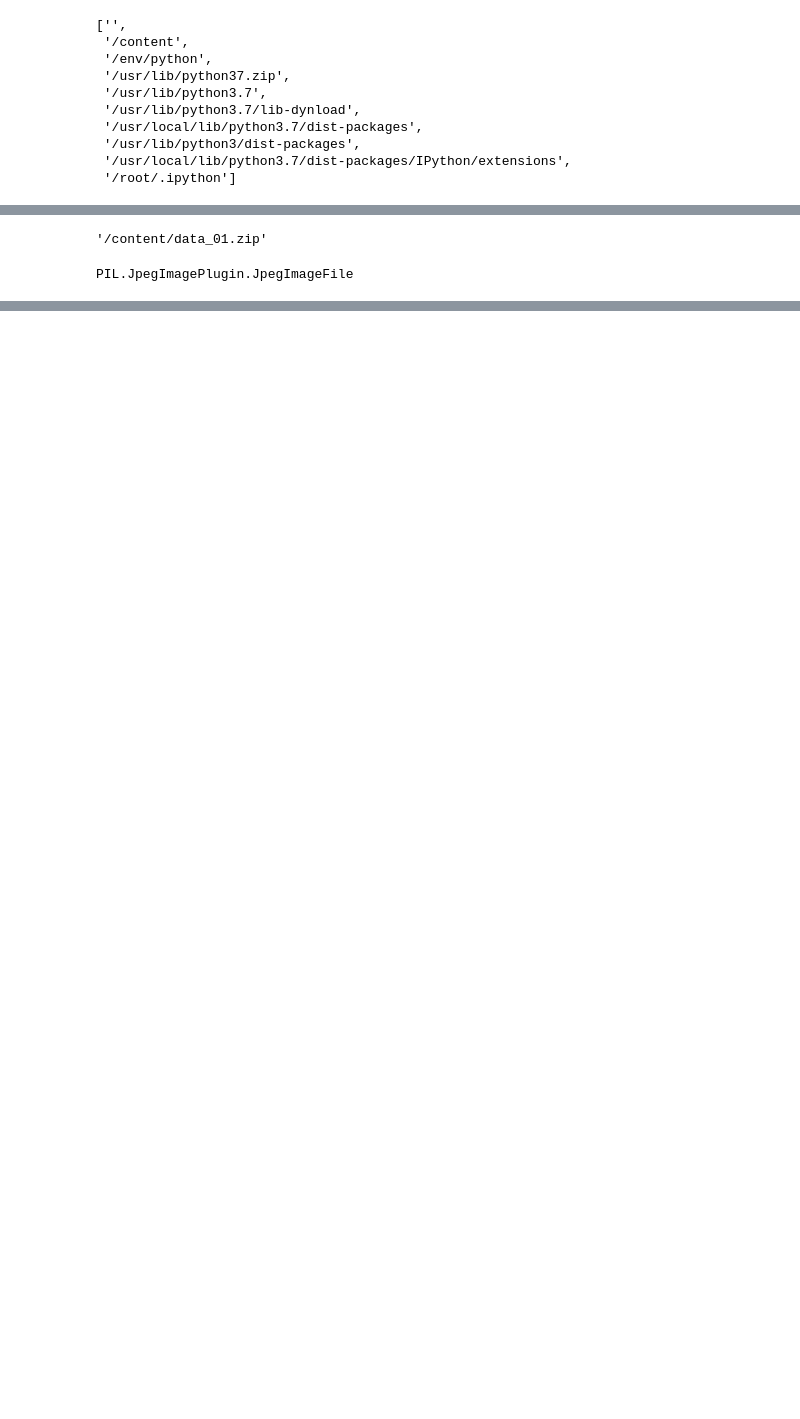
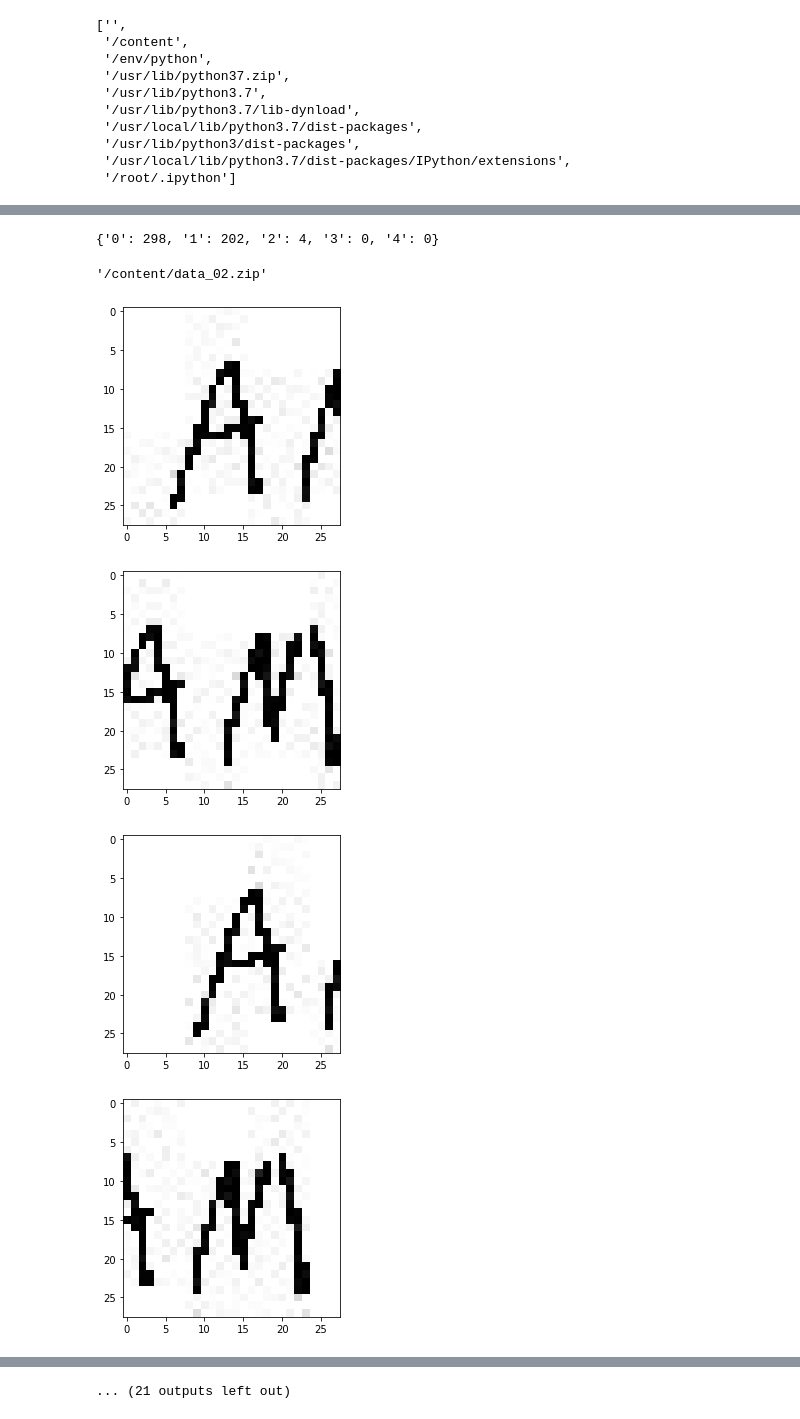
Before and after one commit to yuki-a12y/DS-course-calendar-data-analytics, a Jupyter notebook: notebook/データ作成.ipynb, the cells around one changed output, grey strips where cells are left out. Cells and saved outputs as stored; diff of their text form; code cells hidden in the pictures; blank space fills up the shorter version.

```diff
--- a/notebook/データ作成.ipynb
+++ b/notebook/データ作成.ipynb
@@ -66,10 +89,30 @@ label_file_num_dict
+# %%
+create_data.save_data(output_path=output_path)
+label_file_num_dict = {}
+for label in ['0', '1', '2', '3', '4']:
+    output_label_path = os.path.join(output_path, label)
+    label_file_num_dict[label] = sum(os.path.isfile(os.path.join(output_label_path, name)) for name in os.listdir(output_label_path))  # ラベルディレクトリごとのファイル数を数え、辞書に格納
+label_file_num_dict
+# %% [output]
+{'0': 298, '1': 202, '2': 4, '3': 0, '4': 0}
 # %%
-shutil.make_archive('data_01', 'zip', root_dir='/content/drive/MyDrive/DS入門講座/手書きカレンダープロジェクト/data/文字分割教師データ/data_02')
+shutil.make_archive('data_02', 'zip', root_dir='/content/drive/MyDrive/DS入門講座/手書きカレンダープロジェクト/data/文字分割教師データ/data_02')
 # %% [output]
-'/content/data_01.zip'
+'/content/data_02.zip'
-# %%
-from PIL import Image
-img_test = Image.open('/content/drive/MyDrive/DS入門講座/手書きカレンダープロジェクト/data/カレンダー画像＿大岡/am1/16 am.JPG')
-type(img_test)
-# %% [output]
-PIL.JpegImagePlugin.JpegImageFile
+# %%
+from PIL import Image
+import matplotlib.pyplot as plt
+import glob
+%matplotlib inline
+
+file_list = glob.glob('/content/auto/1/*.jpg')
+for f in file_list:
+    test_img = Image.open(f)
+    plt.imshow(test_img)
+    plt.gray()
+    plt.show()
+# %% [output]
+[figure, added]
+[figure, added]
+[figure, added]
+[figure, added]
@@ -75,0 +127 @@ PIL.JpegImagePlugin.JpegImageFile
+... (21 outputs left out)
```
Also changed, not shown: parts of 11 cells of this notebook, 3 other files.
